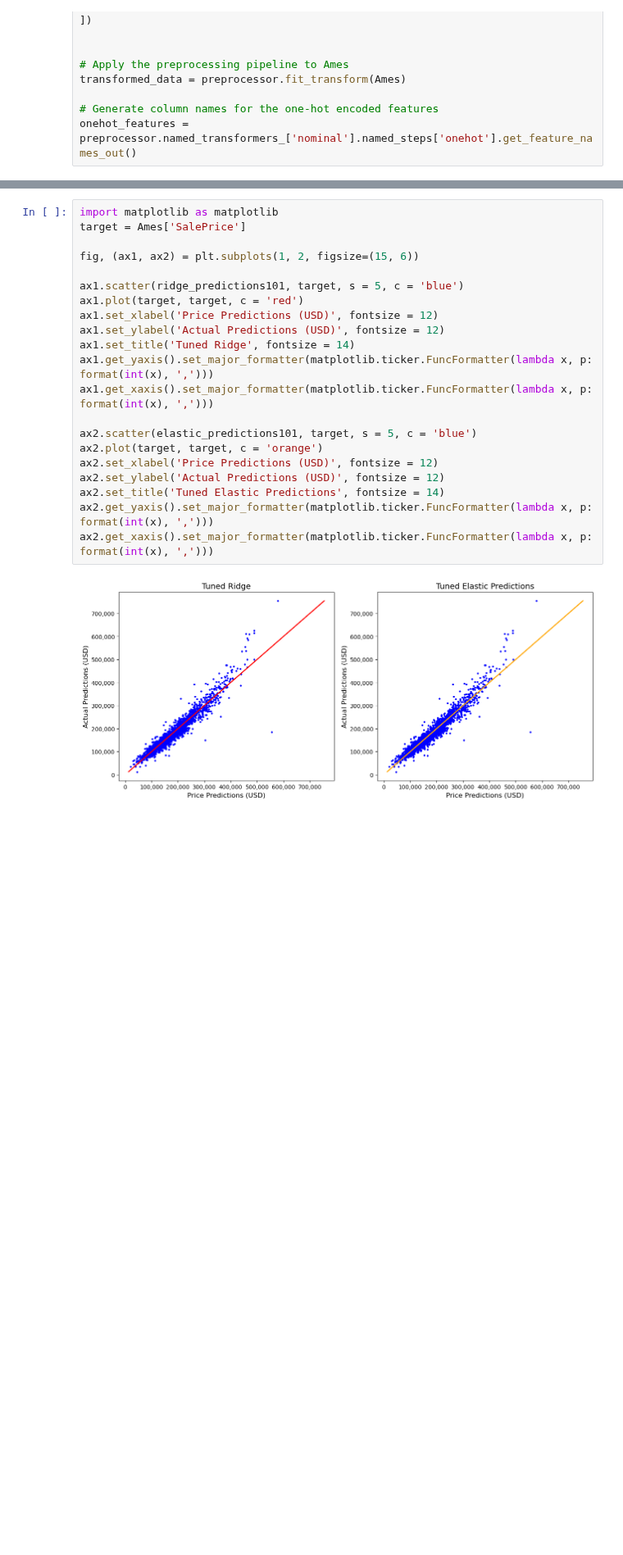
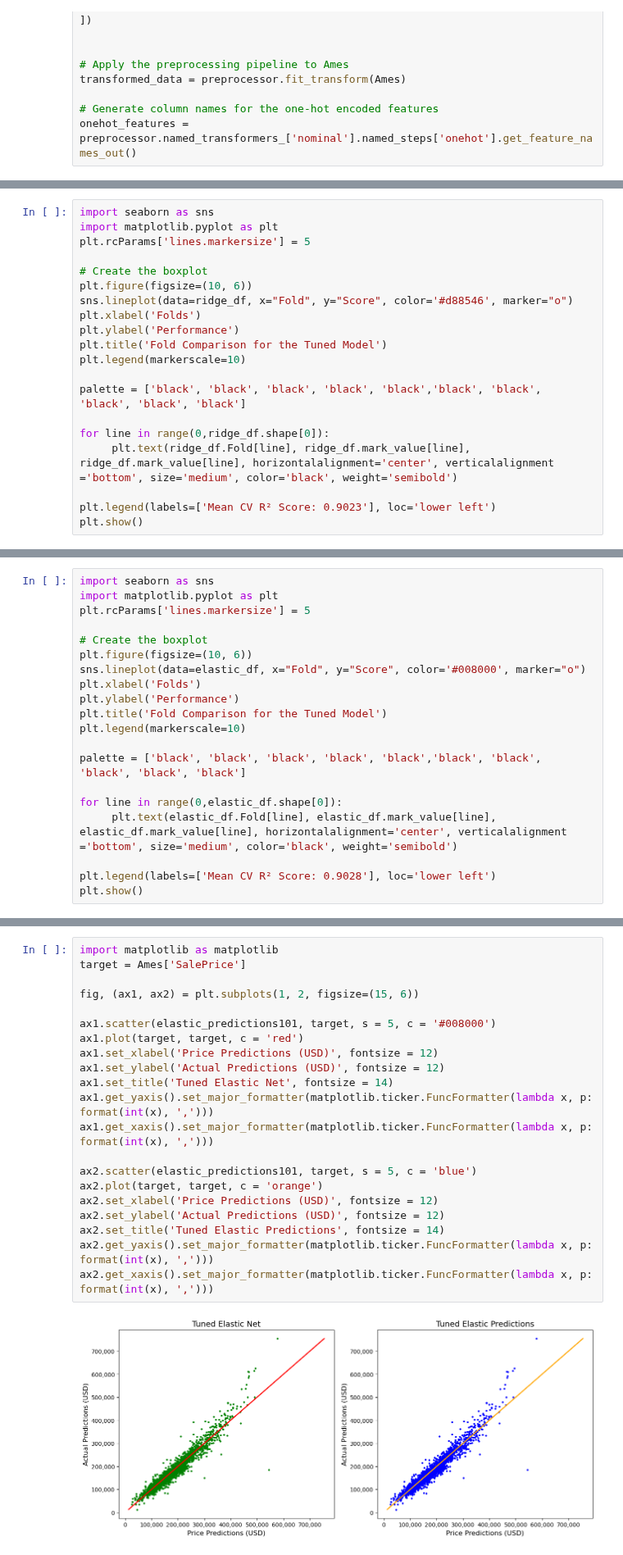
Before and after one commit to dimmediato/ML_Ames_Housing, a Jupyter notebook: Pipeline Python Final/Regression_Models.ipynb, the cells around one changed output, grey strips where cells are left out. Shown at 82% size. Drawn from its saved outputs; the diff is of its cells as text; blank space fills up the shorter version.

Commit message:
Pretty much made everything a ten-fold

```diff
--- a/Pipeline Python Final/Regression_Models.ipynb
+++ b/Pipeline Python Final/Regression_Models.ipynb
@@ -144,0 +443,20 @@ elastic_predictions101 = grid_search_ridge.best_estimator_.predict(Ames.drop(col
+# %%
+import seaborn as sns
+import matplotlib.pyplot as plt
+plt.rcParams['lines.markersize'] = 5
+
+# Create the boxplot
+plt.figure(figsize=(10, 6))
+sns.lineplot(data=ridge_df, x="Fold", y="Score", color='#d88546', marker="o")
+plt.xlabel('Folds')
+plt.ylabel('Performance')
+plt.title('Fold Comparison for the Tuned Model')
+plt.legend(markerscale=10)
+
+palette = ['black', 'black', 'black', 'black', 'black','black', 'black', 'black', 'black', 'black']
+
+for line in range(0,ridge_df.shape[0]):
+     plt.text(ridge_df.Fold[line], ridge_df.mark_value[line], ridge_df.mark_value[line], horizontalalignment='center', verticalalignment ='bottom', size='medium', color='black', weight='semibold')
+
+plt.legend(labels=['Mean CV R² Score: 0.9023'], loc='lower left')
+plt.show()
@@ -144,0 +466,20 @@ elastic_predictions101 = grid_search_ridge.best_estimator_.predict(Ames.drop(col
+# %%
+import seaborn as sns
+import matplotlib.pyplot as plt
+plt.rcParams['lines.markersize'] = 5
+
+# Create the boxplot
+plt.figure(figsize=(10, 6))
+sns.lineplot(data=elastic_df, x="Fold", y="Score", color='#008000', marker="o")
+plt.xlabel('Folds')
+plt.ylabel('Performance')
+plt.title('Fold Comparison for the Tuned Model')
+plt.legend(markerscale=10)
+
+palette = ['black', 'black', 'black', 'black', 'black','black', 'black', 'black', 'black', 'black']
+
+for line in range(0,elastic_df.shape[0]):
+     plt.text(elastic_df.Fold[line], elastic_df.mark_value[line], elastic_df.mark_value[line], horizontalalignment='center', verticalalignment ='bottom', size='medium', color='black', weight='semibold')
+
+plt.legend(labels=['Mean CV R² Score: 0.9028'], loc='lower left')
+plt.show()
@@ -145,26 +489,26 @@ elastic_predictions101 = grid_search_ridge.best_estimator_.predict(Ames.drop(col
 # %%
 import matplotlib as matplotlib
 target = Ames['SalePrice']
 
 fig, (ax1, ax2) = plt.subplots(1, 2, figsize=(15, 6))
 
-ax1.scatter(ridge_predictions101, target, s = 5, c = 'blue')
+ax1.scatter(elastic_predictions101, target, s = 5, c = '#008000')
 ax1.plot(target, target, c = 'red')
 ax1.set_xlabel('Price Predictions (USD)', fontsize = 12)
 ax1.set_ylabel('Actual Predictions (USD)', fontsize = 12)
-ax1.set_title('Tuned Ridge', fontsize = 14)
+ax1.set_title('Tuned Elastic Net', fontsize = 14)
 ax1.get_yaxis().set_major_formatter(matplotlib.ticker.FuncFormatter(lambda x, p: format(int(x), ',')))
 ax1.get_xaxis().set_major_formatter(matplotlib.ticker.FuncFormatter(lambda x, p: format(int(x), ',')))
 
 ax2.scatter(elastic_predictions101, target, s = 5, c = 'blue')
 ax2.plot(target, target, c = 'orange')
 ax2.set_xlabel('Price Predictions (USD)', fontsize = 12)
 ax2.set_ylabel('Actual Predictions (USD)', fontsize = 12)
 ax2.set_title('Tuned Elastic Predictions', fontsize = 14)
 ax2.get_yaxis().set_major_formatter(matplotlib.ticker.FuncFormatter(lambda x, p: format(int(x), ',')))
 ax2.get_xaxis().set_major_formatter(matplotlib.ticker.FuncFormatter(lambda x, p: format(int(x), ',')))
 # %% [output]
-[figure, old version]
+[figure, new version]
 # %%
 # fold_scores = []
 # fold_num = 1
```
Also changed, not shown: parts of 28 cells of this notebook, 6 other files.
